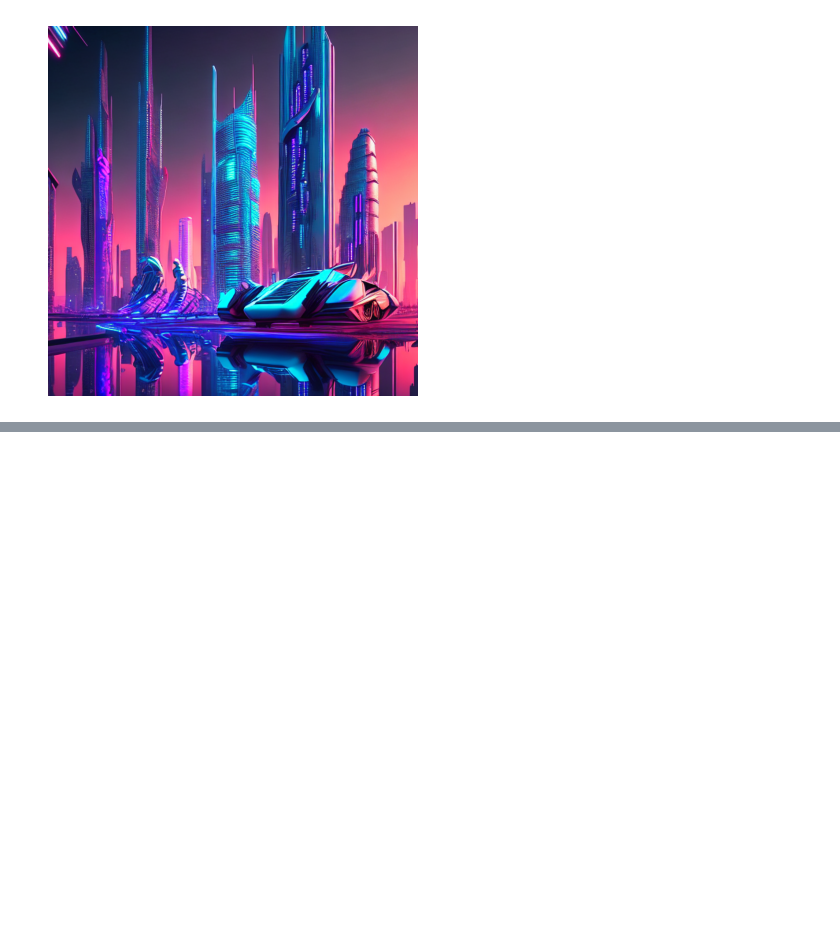
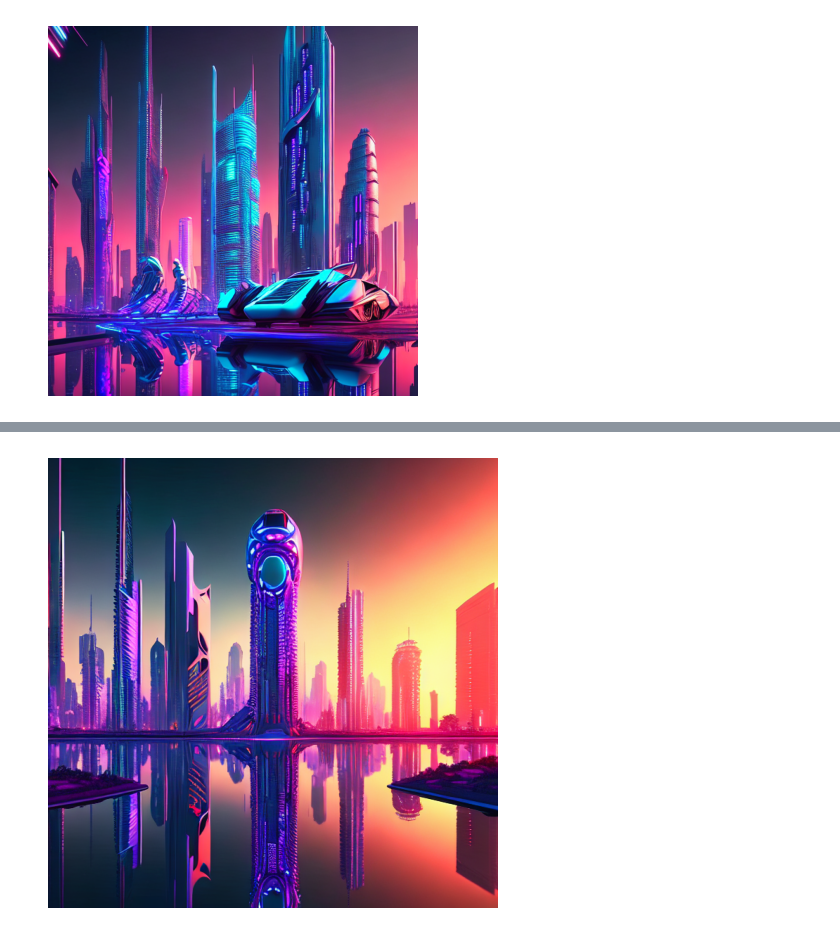
Before and after one commit to GENTLEW1ND/LearningGenAi, a Jupyter notebook: Text_to_image_generation_with_LLM_with_hugging_face.ipynb, the cells around one changed output, grey strips where cells are left out. Saved outputs shown, nothing was run; the diff lists cells and outputs as text; code cells hidden in the pictures; blank space fills up the shorter version.

```diff
--- a/Text_to_image_generation_with_LLM_with_hugging_face.ipynb
+++ b/Text_to_image_generation_with_LLM_with_hugging_face.ipynb
@@ -60,0 +73,24 @@ plt.axis('off')
+# %%
+def generate_image(pipe, prompt, params):
+  img = pipe(prompt, **params).images
+
+  num_images = len(img)
+  if num_images>1:
+    fig, ax = plt.subplots(nrows=1, ncols=num_images)
+    for i in range(num_images):
+      ax[i].imshow(img[i])
+      ax[i].axis('off')
+
+  else:
+    fig = plt.figure()
+    plt.imshow(img[0])
+    plt.axis('off')
+  plt.tight_layout()
+# %%
+prompt="""A 3D-rendered futuristic cityscape at dusk, with neon-lit skyscrapers, flying cars, and a reflective river running through, vibrant colors, cyberpunk aesthetic, high detail."""
+
+params={}
+# %%
+generate_image(pipe, prompt, params)
+# %% [output]
+[figure, added]
```
Also changed, not shown: parts of 3 cells of this notebook.
